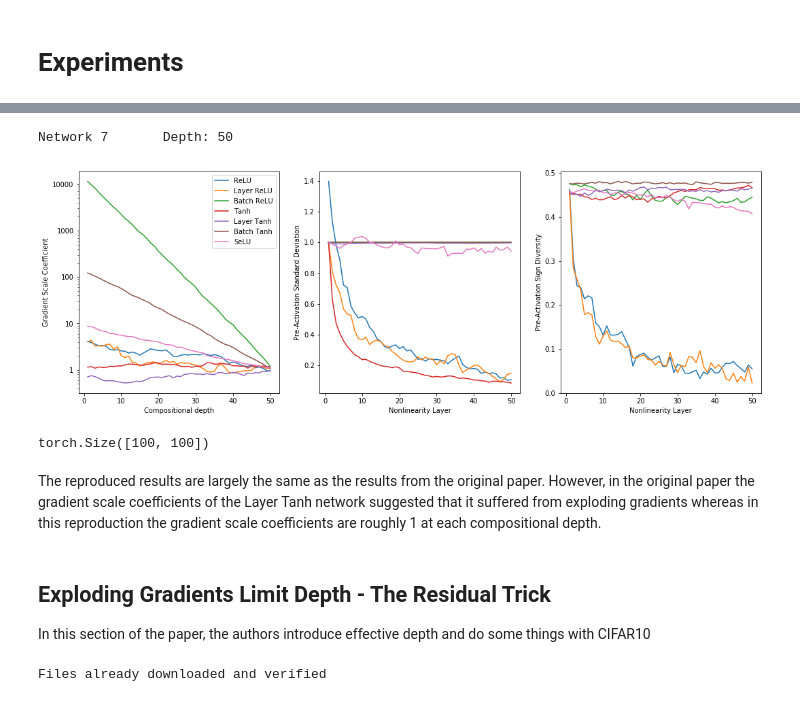
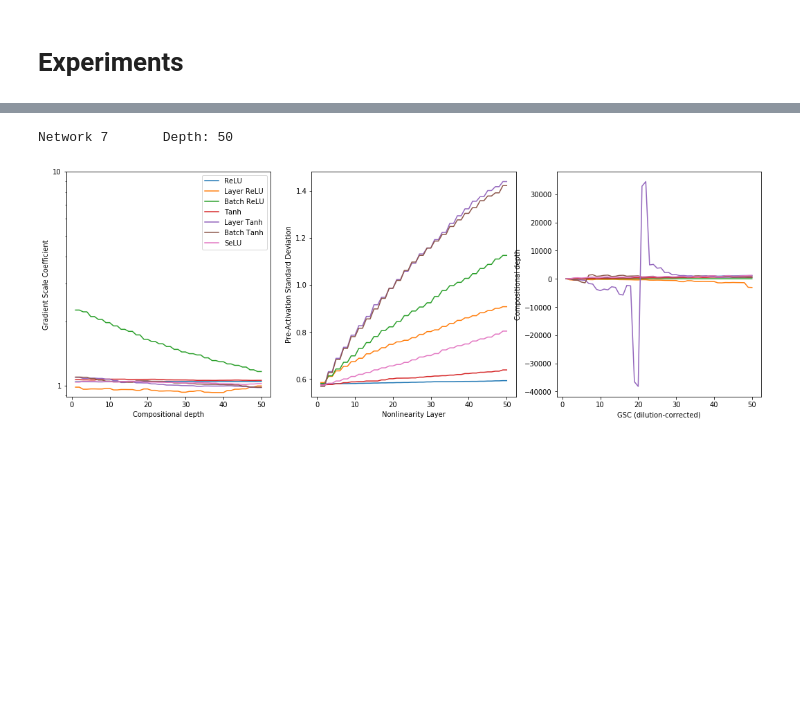
Before and after one commit to COMP6248-Reproducability-Challenge/Gradients-Explode-ICLR-Reproducibility-Challenge, a Jupyter notebook: Interactive_Report.ipynb, the cells around one changed output, grey strips where cells are left out. Drawn from its saved outputs; the diff is of its cells as text; code cells hidden in the pictures; blank space fills up the shorter version.

```diff
--- a/Interactive_Report.ipynb
+++ b/Interactive_Report.ipynb
@@ -315,0 +421,9 @@ def generate_dataset(obs, mean, var):
+# %%
+import numpy as np
+sample_size = 100
+sample = np.random.permutation(np.arange(50000))
+sample = sample[:sample_size]
+smallset.data = smallset.data[sample]
+# %%
+trainloader = DataLoader(trainset, batch_size=1000, shuffle=True)
+gscloader = DataLoader(smallset, batch_size=sample_size, shuffle=True)
@@ -316,11 +1147,12 @@ def generate_dataset(obs, mean, var):
 # %%
 device = "cuda:0" if torch.cuda.is_available() else "cpu"
-inputs, targets = generate_dataset(100, 0, 1/100)
+inputs, targets = gen_dataset(100, 0, 1/100)
 inputs = inputs.to(device)
 targets = targets.to(device)
 depths = []
 layers = []
 gscs = []
+gscs_corrected = []
 stds = []
 signs = []
 activations = [F.relu, F.relu, F.relu, torch.tanh, torch.tanh, torch.tanh, torch.selu]
@@ -328,53 +1160,51 @@ layer_norms = [False, True, False, False, True, False, False]
 batch_norms = [False, False, True, False, False, True, False]
 labels = ['ReLU', 'Layer ReLU', 'Batch ReLU', 'Tanh', 'Layer Tanh', 'Batch Tanh', 'SeLU']
 for i in range(len(activations)):
-    network = MLP(activations[i],
+    network = ResNet(activations[i],
                   layer_norms[i],
                   batch_norms[i]).to(device)
     d = []
     l = []
     g = []
+    g_corr = []
     for j in range(1,51):
         sys.stdout.write('\rNetwork %d\tDepth: %d    ' % (i+1, j))
         sys.stdout.flush()
         d.append(51-j)
         l.append(j)
-        g.append(network.get_gsc(j, 0, inputs, targets).cpu())
+        gs, gsg = network.get_gsc(j, 0, inputs, targets)
+        gs = gs.cpu()
+        gsg = gsg.cpu()
+        g.append(gs)
+        g_corr.append(gsg)
     depths.append(d)
     layers.append(l)
     gscs.append(g)
+    gscs_corrected.append(g_corr)
     std, sign = network.get_stds(inputs, targets)
     std = std.data.numpy()
     sign = sign.data.numpy()
     stds.append(std)
     signs.append(sign)
 
 fig, ax = plt.subplots(figsize=(18,6), nrows=1, ncols=3)
 for i in range(len(activations)):
     ax[0].plot(depths[i], gscs[i], label=labels[i])
-    ax[1].plot(layers[i], stds[i], label=labels[i])
-    ax[2].plot(layers[i], signs[i], label=labels[i])
+    ax[1].plot(layers[i], signs[i], label=labels[i])
+    ax[2].plot(layers[i], gscs_corrected[i], label=labels[i])
 ax[0].set_yscale('log')
-ax[0].set_yticks([1,10,100,1000,10000])
-ax[0].set_yticklabels([1,10,100,1000,10000])
+ax[0].set_yticks([1,10])
+ax[0].set_yticklabels([1,10])
 ax[0].set_xlabel('Compositional depth')
 ax[0].set_ylabel('Gradient Scale Coefficient')
 ax[0].legend()
 ax[1].set_xlabel('Nonlinearity Layer')
-ax[1].set_ylabel('Pre-Activation Standard Deviation')
-ax[2].set_xlabel('Nonlinearity Layer')
-ax[2].set_ylabel('Pre-Activation Sign Diversity')
+ax[1].set_ylabel('Pre-Activation Sign Diversity')
+ax[2].set_xlabel('Compositional depth')
+ax[2].set_ylabel('GSC (dilution-corrected)')
 plt.show()
+
+# Figure C is busted up
 # %% [output]
 Network 7       Depth: 50
-[figure, old version]
+[figure, new version]
-# %%
-network.layers[0].weight.size()
-# %% [output]
-torch.Size([100, 100])
-# %% [markdown]
-The reproduced results are largely the same as the results from the original paper. However, in the original paper the gradient scale coefficients of the Layer Tanh network suggested that it suffered from exploding gradients whereas in this reproduction the gradient scale coefficients are roughly 1 at each compositional depth.
-# %% [markdown]
-## Exploding Gradients Limit Depth - The Residual Trick
-
-In this section of the paper, the authors introduce effective depth and do some things with CIFAR10
@@ -387,14 +1210,0 @@ import sys
-# %%
-import torchvision.transforms as transforms
-from torchvision.datasets import CIFAR10
-from torch.utils.data import DataLoader
-
-transform = transforms.Compose([
-    transforms.ToTensor(),
-    transforms.Normalize((0, 0, 0), (1, 1, 1)),
-    transforms.Lambda(lambda x: x.view(-1))
-])
-
-trainset = CIFAR10(".", train=True, download=True, transform=transform)
-# %% [output]
-Files already downloaded and verified
```
Also changed, not shown: parts of 29 cells of this notebook.
